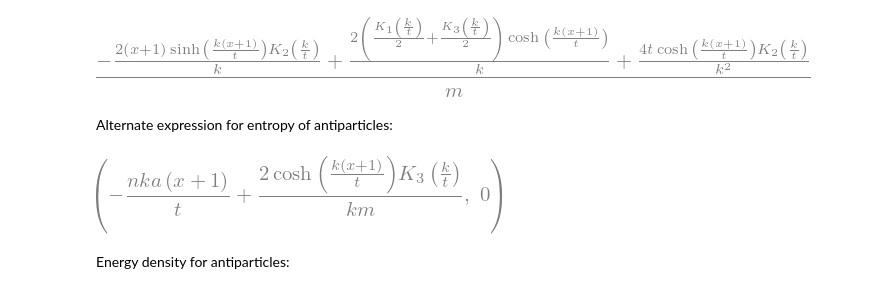
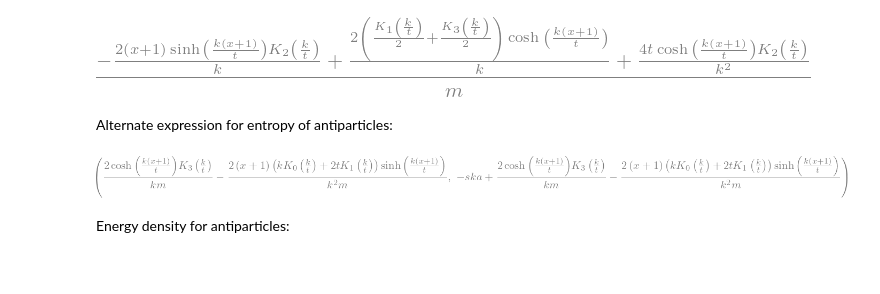
Before and after one commit to awsteiner/o2scl, a Jupyter notebook: doc/o2scl/part/python/bosons.ipynb, the cells around one changed output. Saved outputs shown, nothing was run; the diff lists cells and outputs as text; code cells hidden in the pictures.

```diff
--- a/doc/o2scl/part/python/bosons.ipynb
+++ b/doc/o2scl/part/python/bosons.ipynb
@@ -119,15 +119,15 @@ ska
 # %% [markdown]
 Alternate expression for entropy of antiparticles:
 # %%
-nka_old=nka
-nka=sympy.Symbol('nka')
+ska_old=ska
+ska=sympy.Symbol('ska')
 skaalt=(-nka*(1+x)/t+2/k*
         sympy.cosh(k*(x+1)/t)*sympy.besselk(3,k/t)/m)
-diff=sympy.simplify(skaalt.subs('nka',nka_old)-ska)
-nka=nka_old
+diff=sympy.simplify(skaalt.subs('ska',ska_old)-ska)
+ska=ska_old
 skaalt,diff
 # %% [output]
-[figure, old version]
+[figure, new version]
 # %% [markdown]
 Energy density for antiparticles:
 # %%
```
Also changed, not shown: 5 other files.
